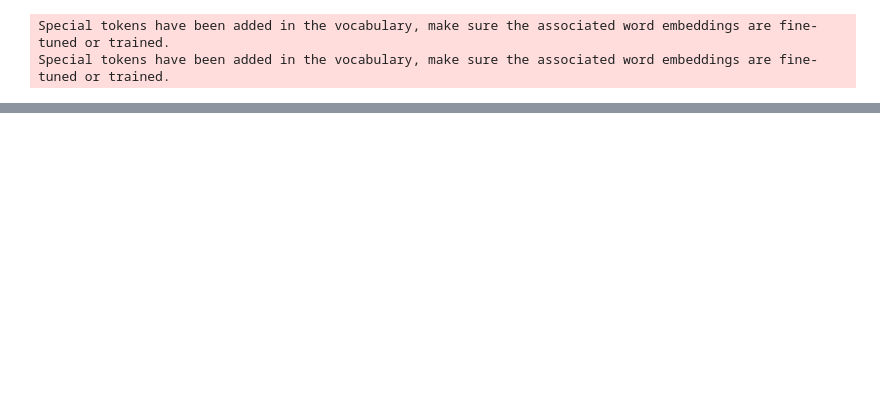
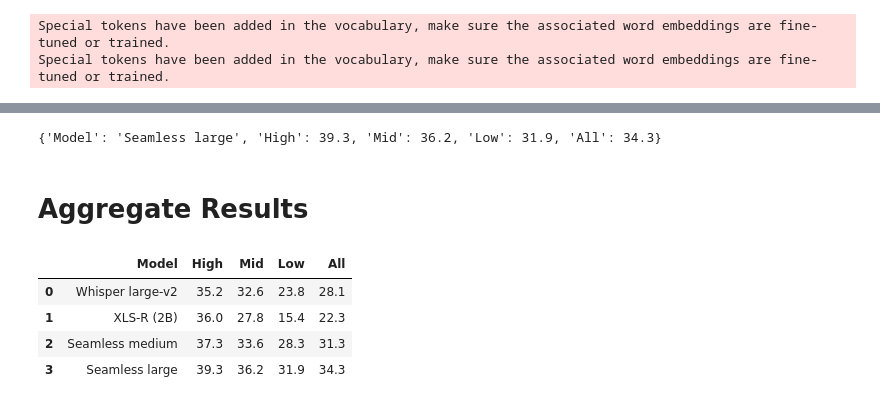
Before and after one commit to shreyjasuja/re_s2st, a Jupyter notebook: covost2_eval.ipynb, the cells around one changed output, grey strips where cells are left out. Saved outputs shown, nothing was run; the diff lists cells and outputs as text; code cells hidden in the pictures; blank space fills up the shorter version.

```diff
--- a/covost2_eval.ipynb
+++ b/covost2_eval.ipynb
@@ -282,7 +360,7 @@ for src in lang_codes:
     seamless_bleu_score[src]=evaluate_sacre_bleu(translations=translations,gt_translations=ground_truth)
     seamless_translations[src]=translations
 
-    with open(os.path.join(results_directory,'seamless_'+model_type+'_eval.json'), 'w') as f:
-      json.dump(xlsr_bleu_score, f, indent=4)
-    with open(os.path.join(results_directory,'seamless_'+model_type+'_translations.json'), 'w') as f:
-    json.dump(xlsr_translations, f, indent=4)
+    with open(os.path.join(results_directory,'scores','seamless_'+model_type+'_eval.json'), 'w') as f:
+      json.dump(seamless_bleu_score, f, indent=4)
+    with open(os.path.join(results_directory,'generations','seamless_'+model_type+'_translations.json'), 'w') as f:
+    json.dump(seamless_translations, f, indent=4)
@@ -314,0 +373,22 @@ defaultdict(dict,
+# %%
+final_results.append(resource_level_results(seamless_bleu_score, "Seamless "+model_type))
+# %%
+print(resource_level_results(seamless_bleu_score, "Seamless "+model_type))
+# %% [output]
+{'Model': 'Seamless large', 'High': 39.3, 'Mid': 36.2, 'Low': 31.9, 'All': 34.3}
+# %%
+final_results.append(resource_level_results(seamless_bleu_score, "Seamless "+model_type))
+# %% [markdown]
+# Aggregate Results
+# %%
+import pandas as pd
+
+df= pd.DataFrame(final_results)
+# %%
+df
+# %% [output]
+|  | Model | High | Mid | Low | All |
+| 0 | Whisper large-v2 | 35.2 | 32.6 | 23.8 | 28.1 |
+| 1 | XLS-R (2B) | 36.0 | 27.8 | 15.4 | 22.3 |
+| 2 | Seamless medium | 37.3 | 33.6 | 28.3 | 31.3 |
+| 3 | Seamless large | 39.3 | 36.2 | 31.9 | 34.3 |
```
Also changed, not shown: parts of 45 cells of this notebook.
